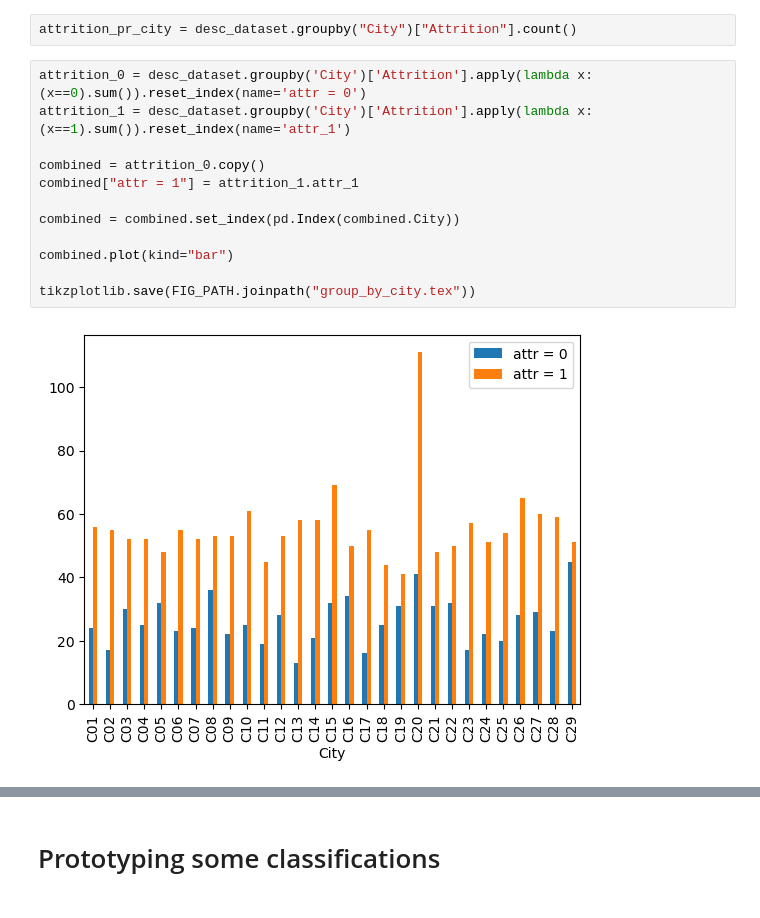
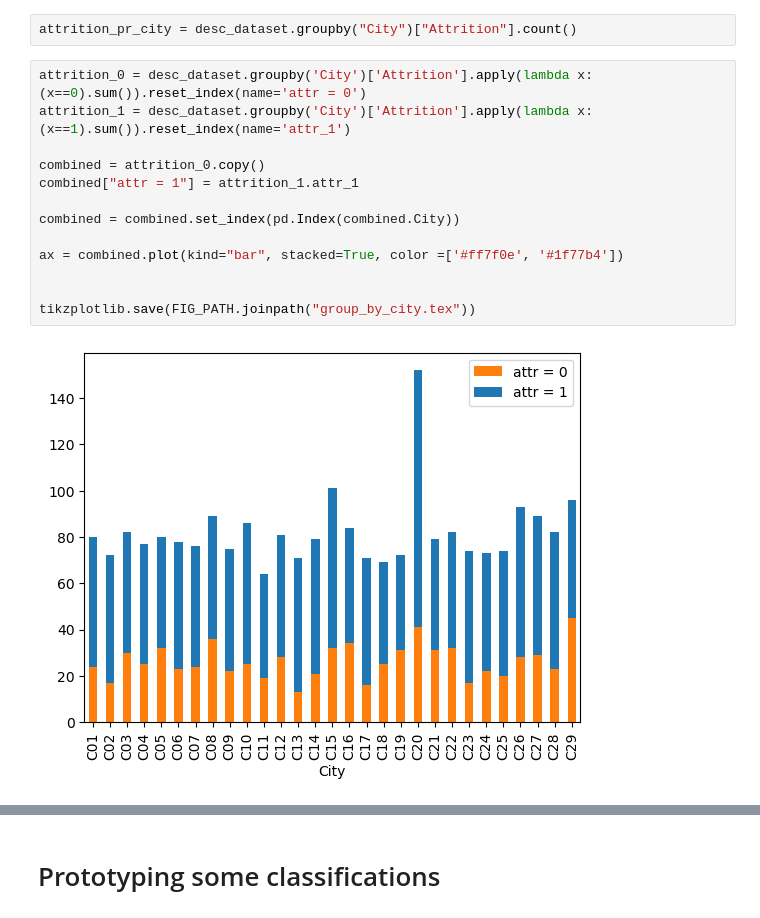
Before and after one commit to MathiasBjorgum/Project, a Jupyter notebook: tdt4259_project_notebook.ipynb, the cells around one changed output, grey strips where cells are left out. Cells and saved outputs as stored; diff of their text form.

```diff
--- a/tdt4259_project_notebook.ipynb
+++ b/tdt4259_project_notebook.ipynb
@@ -37,17 +37,18 @@ attrition_pr_city = desc_dataset.groupby("City")["Attrition"].count()
 # %%
 attrition_0 = desc_dataset.groupby('City')['Attrition'].apply(lambda x: (x==0).sum()).reset_index(name='attr = 0')
 attrition_1 = desc_dataset.groupby('City')['Attrition'].apply(lambda x: (x==1).sum()).reset_index(name='attr_1')
 
 combined = attrition_0.copy()
 combined["attr = 1"] = attrition_1.attr_1
 
 combined = combined.set_index(pd.Index(combined.City))
 
-combined.plot(kind="bar")
+ax = combined.plot(kind="bar", stacked=True, color =['#ff7f0e', '#1f77b4'])
+
 
 tikzplotlib.save(FIG_PATH.joinpath("group_by_city.tex"))
 # %% [output]
-[figure, old version]
+[figure, new version]
 # %%
 attrition_0 = desc_dataset.groupby('Gender')['Attrition'].apply(lambda x: (x==0).sum()).reset_index(name='attr = 0')
 attrition_1 = desc_dataset.groupby('Gender')['Attrition'].apply(lambda x: (x==1).sum()).reset_index(name='attr = 1')
```
Also changed, not shown: parts of 26 cells of this notebook, 2 other files.
